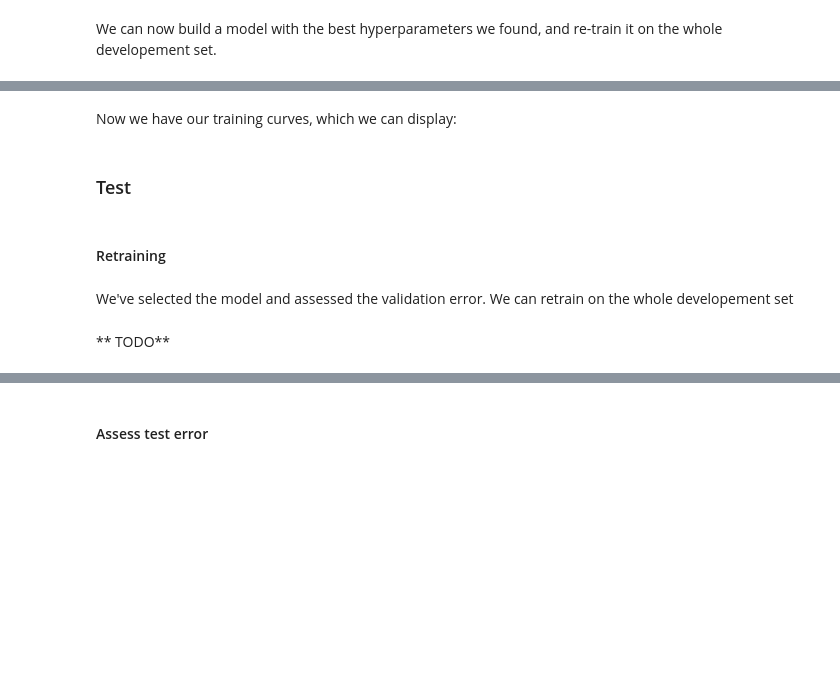
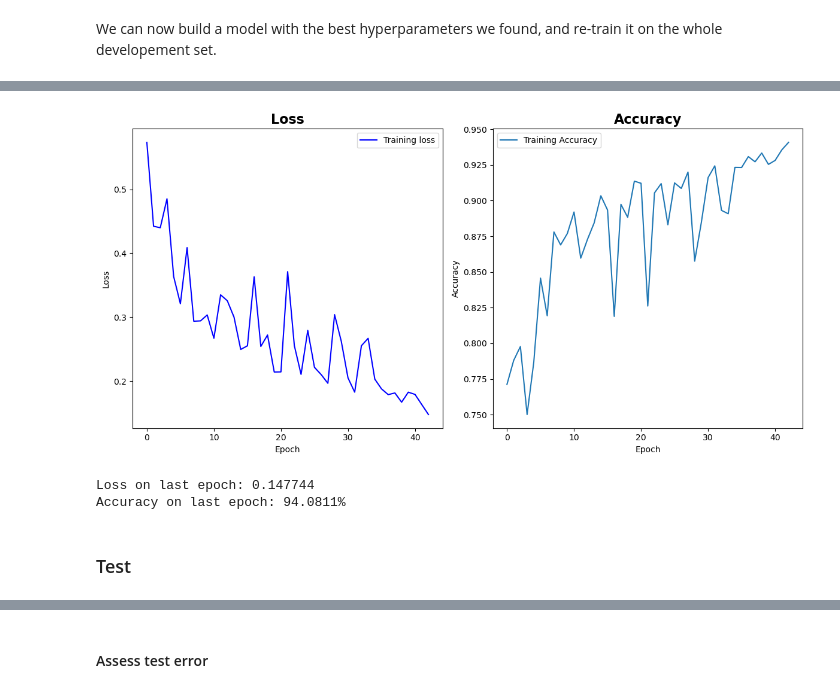
Before and after one commit to M4rinz/ISPR-Assignments, a Jupyter notebook: Terzo Compitino/ISPR_assignment3_Marino.ipynb, the cells around one changed output, grey strips where cells are left out. Saved outputs shown, nothing was run; the diff lists cells and outputs as text; code cells hidden in the pictures; blank space fills up the shorter version.

```diff
--- a/Terzo Compitino/ISPR_assignment3_Marino.ipynb
+++ b/Terzo Compitino/ISPR_assignment3_Marino.ipynb
@@ -723,21 +724,26 @@ test_dataloader = DataLoader(test_dataset, batch_size=BATCH_SIZE, shuffle=True)
 dev_loss_list, dev_accuracy_list = [], []
 #val_loss_list, val_accuracy_list = [], []
 
-# dunno about this. I should aim at the lowest validation loss...
-EPOCHS = best_row_dict['epochs']
+# We aim at the best loss found before early stopping,
+# but we still want to stop after a while...
+EPOCHS = 2*best_row_dict['epochs']
+best_loss = best_row_dict['best_val_loss']
+epsilon = 1e-4
+
 for t in range(EPOCHS):
     print(f"Epoch {t+1}\n-------------------------------")
     train(dev_dataloader, model, loss_fn, optimizer)
     # Compute the loss and accuracy
     loss, acc = evaluate(dev_dataloader, model, loss_fn)
-    #val_loss, val_acc = evaluate(val_dataloader, model, loss_fn)
 
     # print
     print(f"Train Error: \n \tAvg loss: {loss:>8f}, avg accuracy: {100*acc:>2.4f}% \n")
-    #print(f"Validation Error: \n \tAvg loss: {val_loss:>8f}, avg accuracy: {100*val_acc:>2.4f}% \n")
     # Store loss and accuracy for the current epoch
     dev_loss_list.append(loss)
     dev_accuracy_list.append(acc)
-    #val_loss_list.append(val_loss)
-    #val_accuracy_list.append(val_acc)
-print("Done!")
+
+    if loss <= best_loss + epsilon:
+        print("Training halted due to reaching the best loss")
+        break
+
+print(f"Training completed after {t+1} epochs")
@@ -744,32 +770,32 @@ print("Done!")
-# %% [markdown]
-Now we have our training curves, which we can display:
 # %%
 # Plot the results
 fig, ax = plt.subplots(1, 2, figsize=(12, 6))
 
-ax[0].plot(train_loss_list, label='Training loss', color='blue')
-ax[0].plot(val_loss_list, label='Validation loss', color='red')
-ax[0].set_title('Loss')
+ax[0].plot(dev_loss_list, label='Training loss', color='blue')
+#ax[0].plot(val_loss_list, label='Validation loss', color='red')
+ax[0].set_title('Loss', fontsize=16, fontweight='bold')
 ax[0].set_xlabel('Epoch')
 ax[0].set_ylabel('Loss')
 ax[0].legend()
 
-ax[1].plot(train_accuracy_list, label='Training Accuracy')
-ax[1].plot(val_accuracy_list, label='Validation Accuracy')
-ax[1].set_title('Accuracy')
+ax[1].plot(dev_accuracy_list, label='Training Accuracy')
+#ax[1].plot(val_accuracy_list, label='Validation Accuracy')
+ax[1].set_title('Accuracy', fontsize=16, fontweight='bold')
 ax[1].set_xlabel('Epoch')
 ax[1].set_ylabel('Accuracy')
 ax[1].legend()
 
 plt.tight_layout()
 save_plot(plt, filename='retrained')
 
 plt.show()
+# %% [output]
+[figure, added]
+# %%
+print(f"Loss on last epoch: {dev_loss_list[-1]:>8f}")
+print(f"Accuracy on last epoch: {100*dev_accuracy_list[-1]:>2.4f}%")
+# %% [output]
+Loss on last epoch: 0.147744
+Accuracy on last epoch: 94.0811%
 # %% [markdown]
 ### Test
-# %% [markdown]
-#### Retraining
-# %% [markdown]
-We've selected the model and assessed the validation error. We can retrain on the whole developement set
-# %% [markdown]
-** TODO**
```
Also changed, not shown: parts of 27 cells of this notebook, 4 other files.
